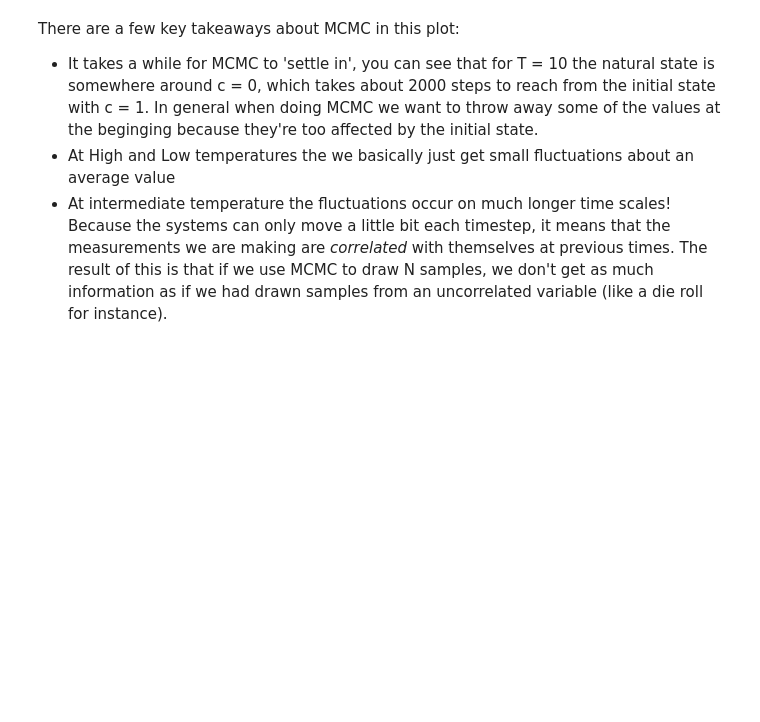
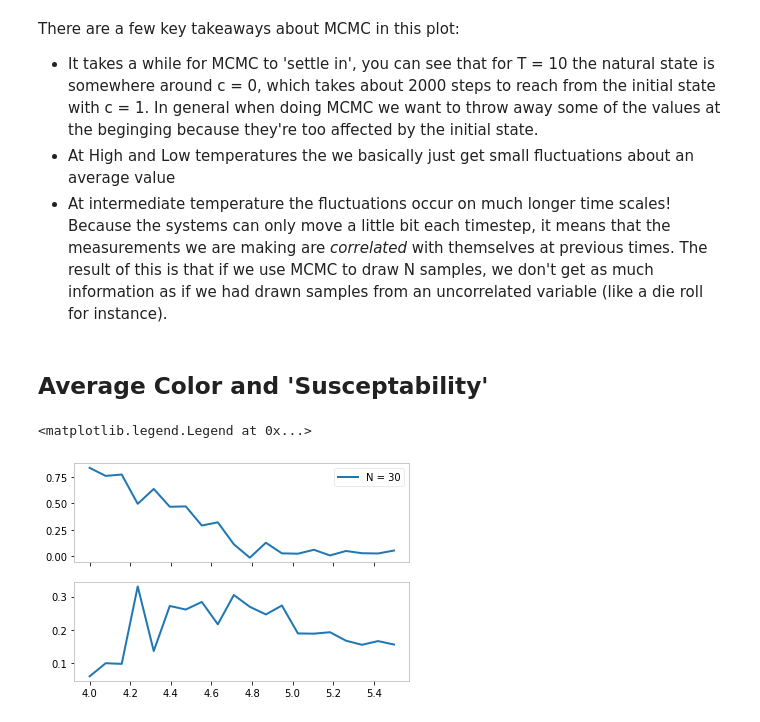
Before and after one commit to ImperialCollegeLondon/ReCoDE_MCMCFF, a Jupyter notebook: learning/07 Producing research outputs.ipynb, the cells around one changed output. Drawn from its saved outputs; the diff is of its cells as text; code cells hidden in the pictures; blank space fills up the shorter version.

```diff
--- a/learning/07 Producing research outputs.ipynb
+++ b/learning/07 Producing research outputs.ipynb
@@ -86,3 +86,5 @@ There are a few key takeaways about MCMC in this plot:
 - It takes a while for MCMC to 'settle in', you can see that for T = 10 the natural state is somewhere around c = 0, which takes about 2000 steps to reach from the initial state with c = 1. In general when doing MCMC we want to throw away some of the values at the beginging because they're too affected by the initial state.
 - At High and Low temperatures the we basically just get small fluctuations about an average value
 - At intermediate temperature the fluctuations occur on much longer time scales! Because the systems can only move a little bit each timestep, it means that the measurements we are making are *correlated* with themselves at previous times. The result of this is that if we use MCMC to draw N samples, we don't get as much information as if we had drawn samples from an uncorrelated variable (like a die roll for instance).
+# %% [markdown]
+## Average Color and 'Susceptability'
@@ -88,0 +128,14 @@ There are a few key takeaways about MCMC in this plot:
+# %%
+mean_color = np.mean(average_color_data, axis=(-2, -1))
+color_susceptability = np.std(average_color_data, axis=-1).mean(axis=-1)
+# %%
+fig, axes = plt.subplots(nrows=2, sharex="col")
+
+for i, N in enumerate(Ns):
+    axes[0].plot(Ts, mean_color[i], label=f"N = {N}")
+    axes[1].plot(Ts, color_susceptability[i])
+
+axes[0].legend()
+# %% [output]
+<matplotlib.legend.Legend at 0x...>
+[figure, added]
```
Also changed, not shown: parts of 3 cells of this notebook, 8 other files.
